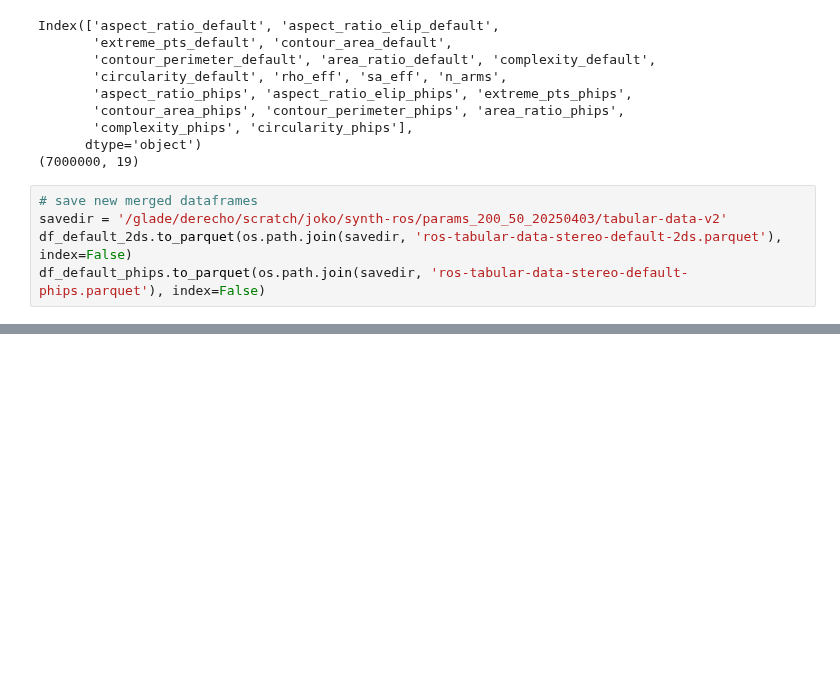
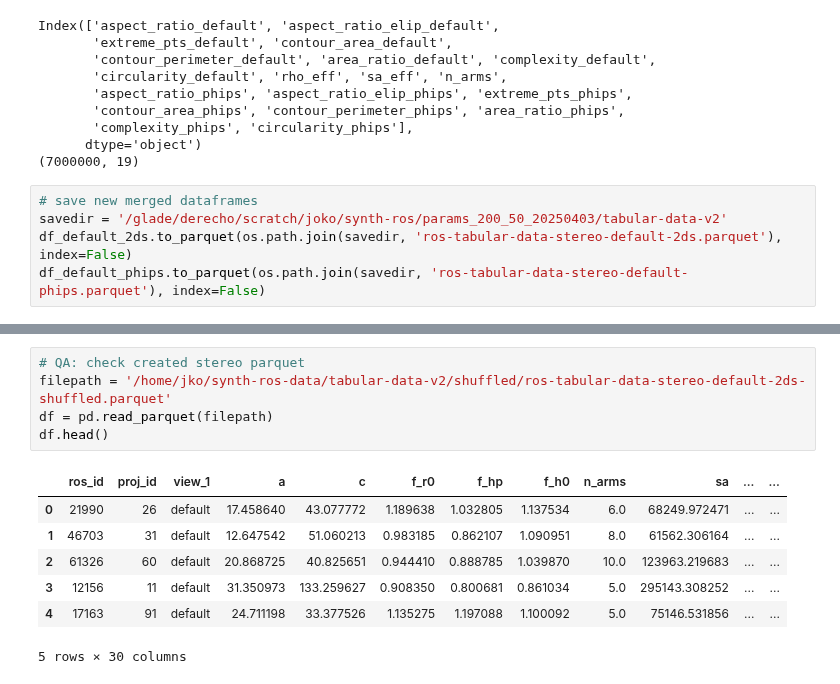
Before and after one commit to josephko91/ice3d, a Jupyter notebook: notebooks/28-create-stereo-tabular-data.ipynb, the cells around one changed output, grey strips where cells are left out. Saved outputs shown, nothing was run; the diff lists cells and outputs as text; blank space fills up the shorter version.

Commit message:
check and recreate tabular shuffled subset

```diff
--- a/notebooks/28-create-stereo-tabular-data.ipynb
+++ b/notebooks/28-create-stereo-tabular-data.ipynb
@@ -130,0 +175,13 @@ df_default_phips.to_parquet(os.path.join(savedir, 'ros-tabular-data-stereo-defau
+# %%
+# QA: check created stereo parquet
+filepath = '/home/jko/synth-ros-data/tabular-data-v2/shuffled/ros-tabular-data-stereo-default-2ds-shuffled.parquet'
+df = pd.read_parquet(filepath)
+df.head()
+# %% [output]
+|  | ros_id | proj_id | view_1 | a | c | f_r0 | f_hp | f_h0 | n_arms | sa | ... | ... |
+| 0 | 21990 | 26 | default | 17.458640 | 43.077772 | 1.189638 | 1.032805 | 1.137534 | 6.0 | 68249.972471 | ... | ... |
+| 1 | 46703 | 31 | default | 12.647542 | 51.060213 | 0.983185 | 0.862107 | 1.090951 | 8.0 | 61562.306164 | ... | ... |
+| 2 | 61326 | 60 | default | 20.868725 | 40.825651 | 0.944410 | 0.888785 | 1.039870 | 10.0 | 123963.219683 | ... | ... |
+| 3 | 12156 | 11 | default | 31.350973 | 133.259627 | 0.908350 | 0.800681 | 0.861034 | 5.0 | 295143.308252 | ... | ... |
+| 4 | 17163 | 91 | default | 24.711198 | 33.377526 | 1.135275 | 1.197088 | 1.100092 | 5.0 | 75146.531856 | ... | ... |
+5 rows × 30 columns
```
Also changed, not shown: parts of 12 cells of this notebook, 5 other files.
